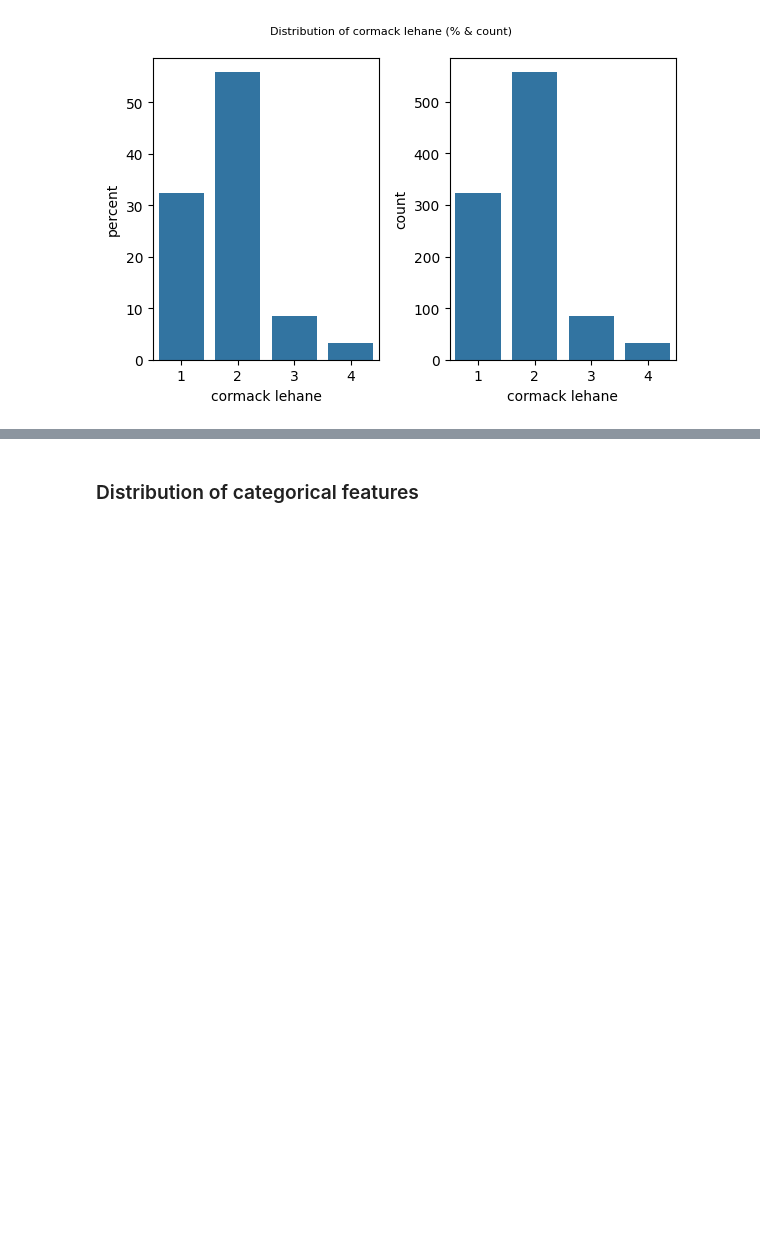
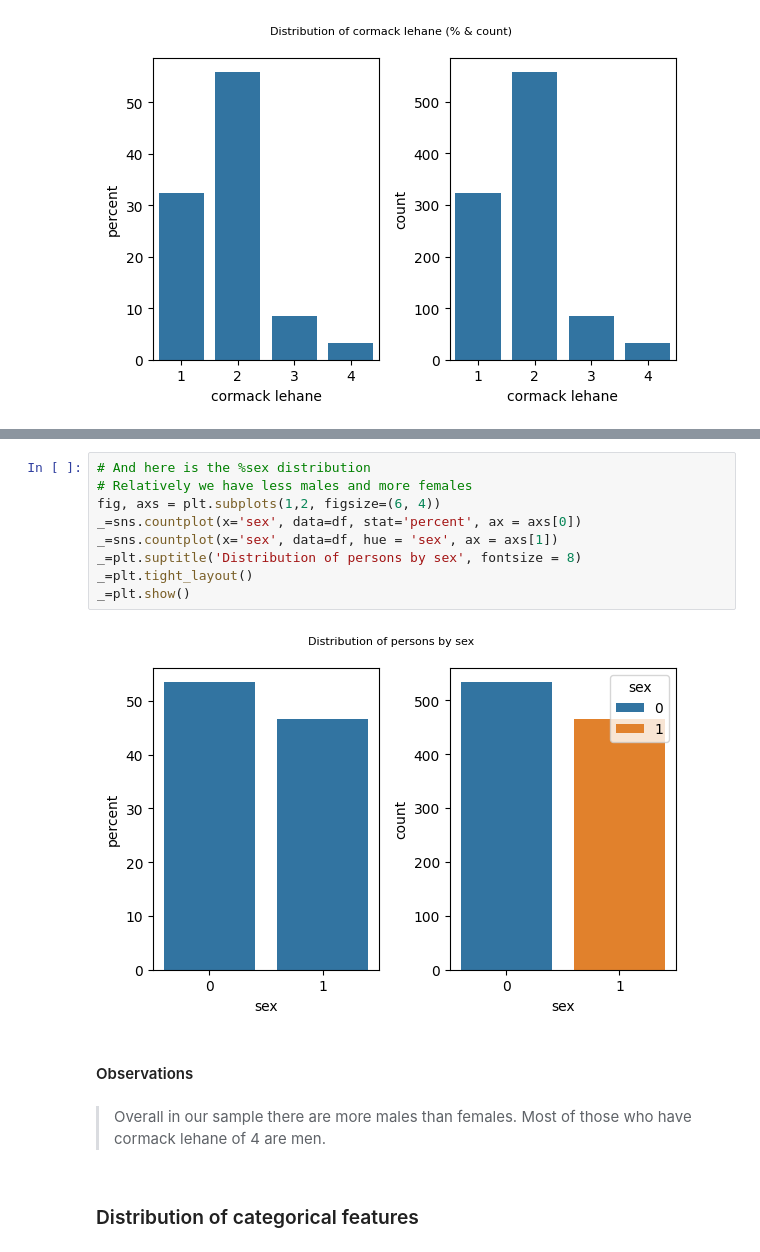
Before and after one commit to harnalashok/classification, a Jupyter notebook: airways.ipynb, the cells around one changed output, grey strips where cells are left out. Saved outputs shown, nothing was run; the diff lists cells and outputs as text; blank space fills up the shorter version.

```diff
--- a/airways.ipynb
+++ b/airways.ipynb
@@ -399,3 +411,18 @@ _=plt.show()
+# %%
+# And here is the %sex distribution
+# Relatively we have less males and more females
+fig, axs = plt.subplots(1,2, figsize=(6, 4))
+_=sns.countplot(x='sex', data=df, stat='percent', ax = axs[0])
+_=sns.countplot(x='sex', data=df, hue = 'sex', ax = axs[1])
+_=plt.suptitle('Distribution of persons by sex', fontsize = 8)
+_=plt.tight_layout()
+_=plt.show()
+# %% [output]
+[figure, added]
+# %% [markdown]
+#### Observations
+# %% [markdown]
+>Overall in our sample there are more males than females. Most of those who have cormack lehane of 4 are men.
 # %% [markdown]
 ### Distribution of categorical features
 # %%
```
Also changed, not shown: parts of 7 cells of this notebook.
